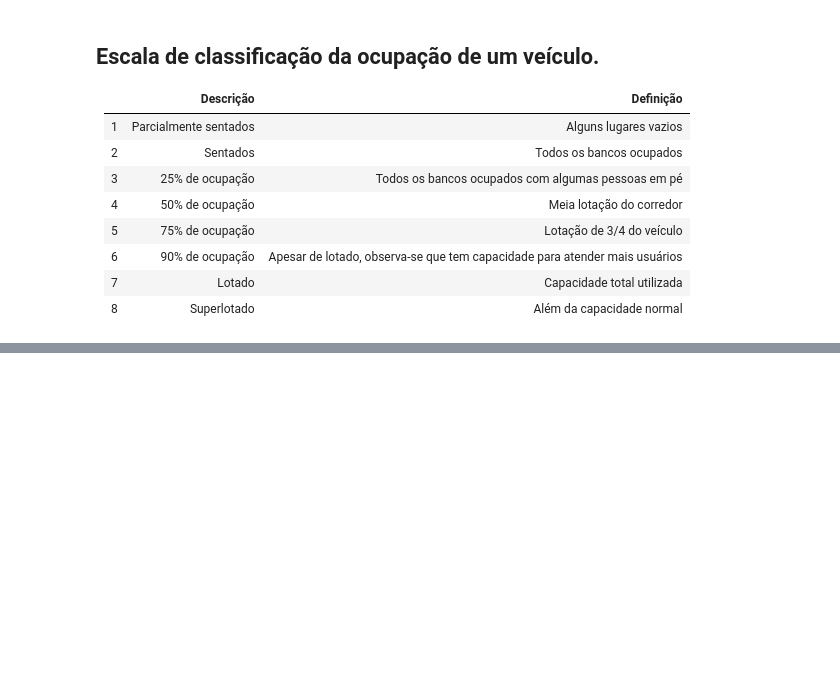
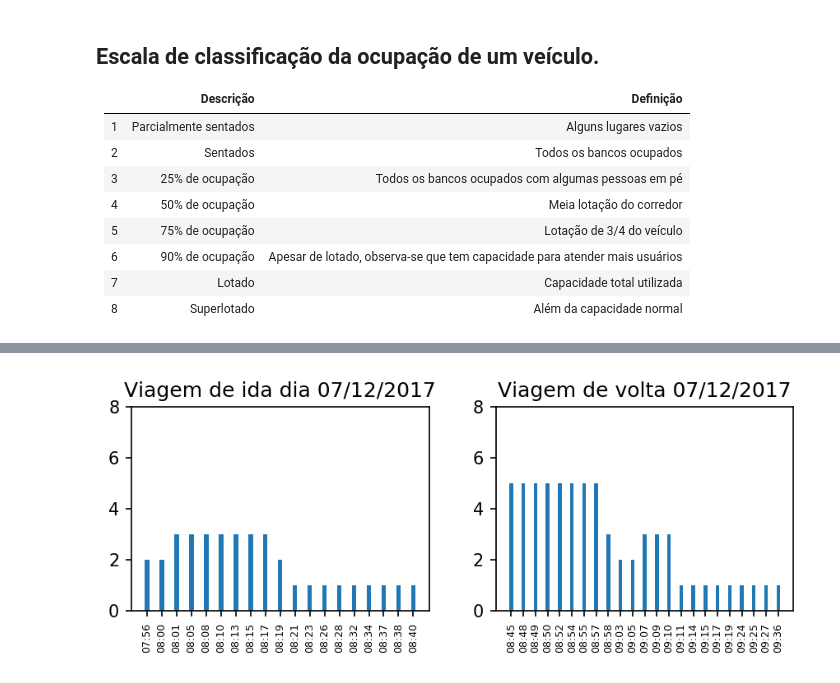
Before and after one commit to hilios/wifi-apc-analysis, a Jupyter notebook: analysis-v2.ipynb, the cells around one changed output, grey strips where cells are left out. Cells and saved outputs as stored; diff of their text form; code cells hidden in the pictures; blank space fills up the shorter version.

```diff
--- a/analysis-v2.ipynb
+++ b/analysis-v2.ipynb
@@ -251,0 +265,44 @@ plt.tight_layout()
+# %%
+# dates = survey.select("date").distinct()
+dates = ["2017-11-29","2017-12-06","2017-12-07","2017-12-08","2017-12-11","2017-12-12","2017-12-13"]
+
+fig, ax = plt.subplots(nrows=1, ncols=2, dpi=150, figsize=(6, 2.5))
+axes = ax.flatten()
+
+
+from matplotlib.text import Text
+
+# for i, date in enumerate(dates):
+sub = (
+    survey.filter(col("date") == "2017-12-07")
+    .orderBy("timestamp")
+)
+
+#
+a = sub.filter(col("timestamp") < "2017-12-07 08:40:05.400").toPandas()
+b = sub.filter(col("timestamp") > "2017-12-07 08:40:05.470").toPandas()
+
+a.set_index(pd.DatetimeIndex(a.timestamp, tz=pytz.utc), inplace=True, verify_integrity=True)
+b.set_index(pd.DatetimeIndex(b.timestamp, tz=pytz.utc), inplace=True, verify_integrity=True)
+
+xA = np.arange(len(a))
+xB = np.arange(len(b))
+
+labels_kwargs = {'fontdict':{'fontsize': 6}, 'rotation': 90}
+
+axes[0].set_title("Viagem de ida dia %s" % "07/12/2017")
+axes[0].bar(xA, a.occupation.values, width=0.3)
+axes[0].axes.set_ybound(0, 8)
+axes[0].axes.set_xticks(xA)
+axes[0].axes.set_xticklabels(a.index.map(lambda x: x.strftime("%H:%M")), **labels_kwargs)
+
+axes[1].set_title("Viagem de volta %s" % "07/12/2017")
+axes[1].bar(xB, b.occupation, width=0.3)
+axes[1].axes.set_ybound(0, 8)
+axes[1].axes.set_xticks(xB)
+axes[1].axes.set_xticklabels(b.index.map(lambda x: x.strftime("%H:%M")), **labels_kwargs)
+
+fig.tight_layout()
+plt.show()
+# %% [output]
+[figure, added]
```
Also changed, not shown: parts of 8 cells of this notebook.
